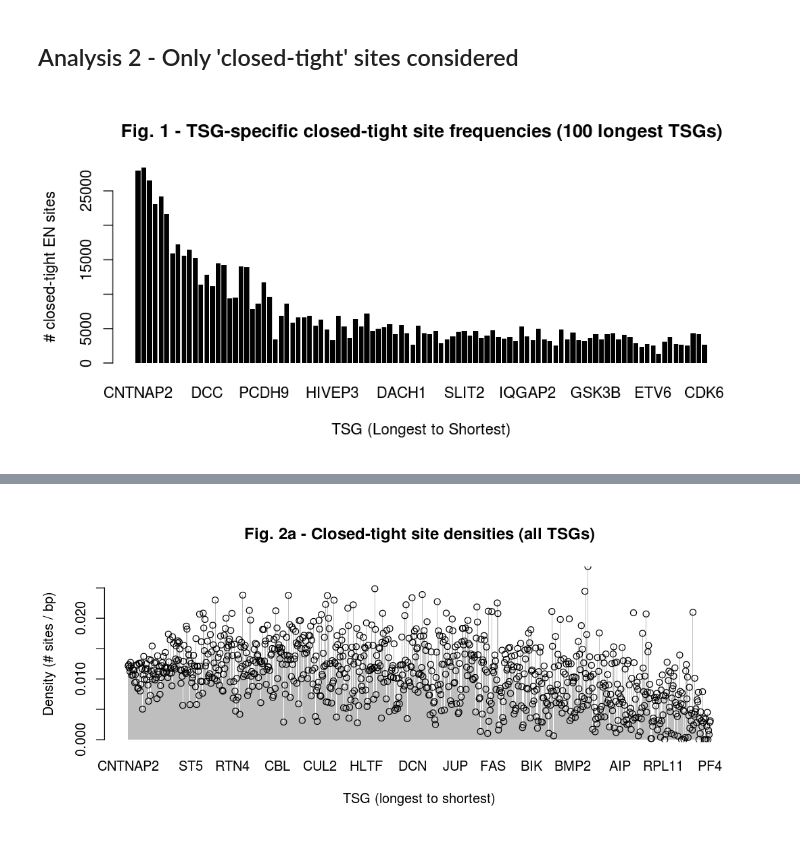
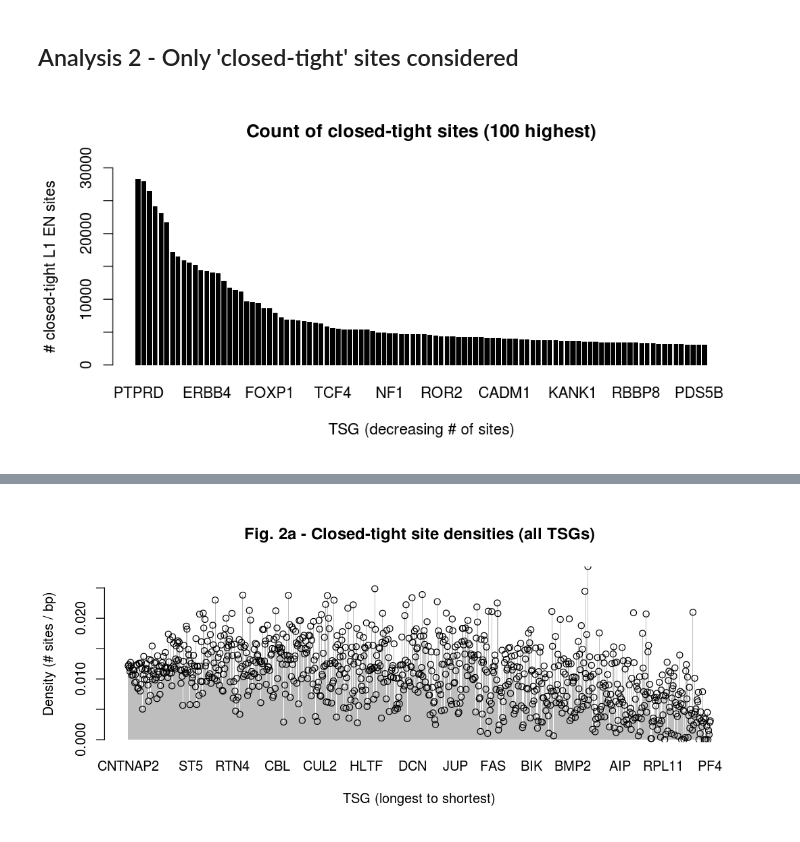
Before and after one commit to atallah-lab/analyses, a Jupyter notebook: tsg_insertionstats_2.ipynb, the cells around one changed output, grey strips where cells are left out. Saved outputs shown, nothing was run; the diff lists cells and outputs as text; code cells hidden in the pictures.

```diff
--- a/tsg_insertionstats_2.ipynb
+++ b/tsg_insertionstats_2.ipynb
@@ -191,9 +191,12 @@ load("./tsg_annotation.rda")
 
 tsg_EN_den = tsg_counts[,1]/tsgann$length # calculate density of closed-tight sites of each TSG
 rownames(tsg_counts) <- tsgann$tsg_name
+# %%
+tsg_counts<-tsg_counts[order(-tsgann$CT),]
+#tsg_counts <- tsg_counts[order(-tsgann$CT)]
 # %%
-barplot(t(tsg_counts[1:100,1]),col="black",ylab="# closed-tight EN sites",xlab="TSG (Longest to Shortest)",border=NA)
-title("Fig. 1 - TSG-specific closed-tight site frequencies (100 longest TSGs)")
-options(repr.plot.width=9, repr.plot.height=4)
+barplot(t(tsg_counts[1:100,1]),col="black",ylab="# closed-tight L1 EN sites",xlab="TSG (decreasing # of sites)",border=NA,ylim=c(0,30000))
+title("Count of closed-tight sites (100 highest)")
+options(repr.plot.width=8, repr.plot.height=4)
 # %% [output]
-[figure, old version]
+[figure, new version]
```
Also changed, not shown: parts of 11 cells of this notebook, 12 other files.
